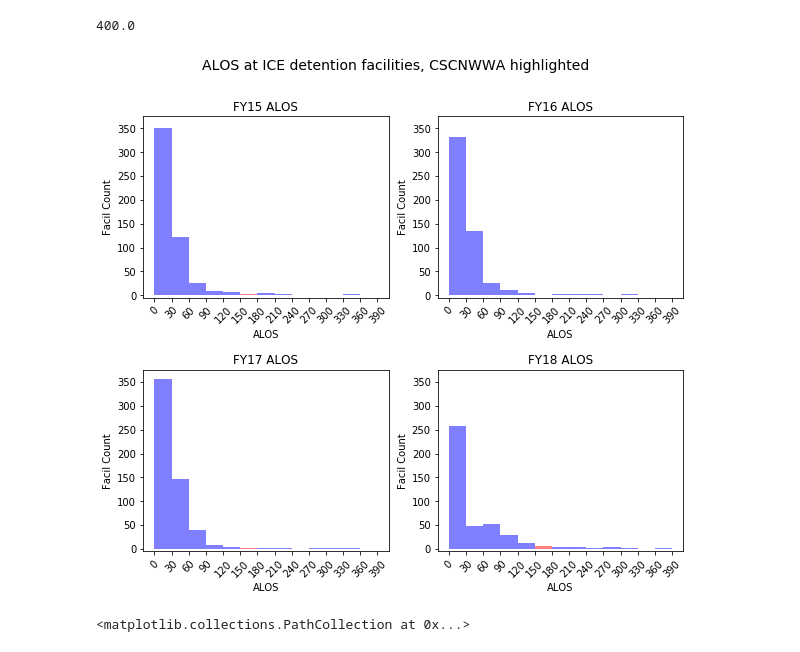
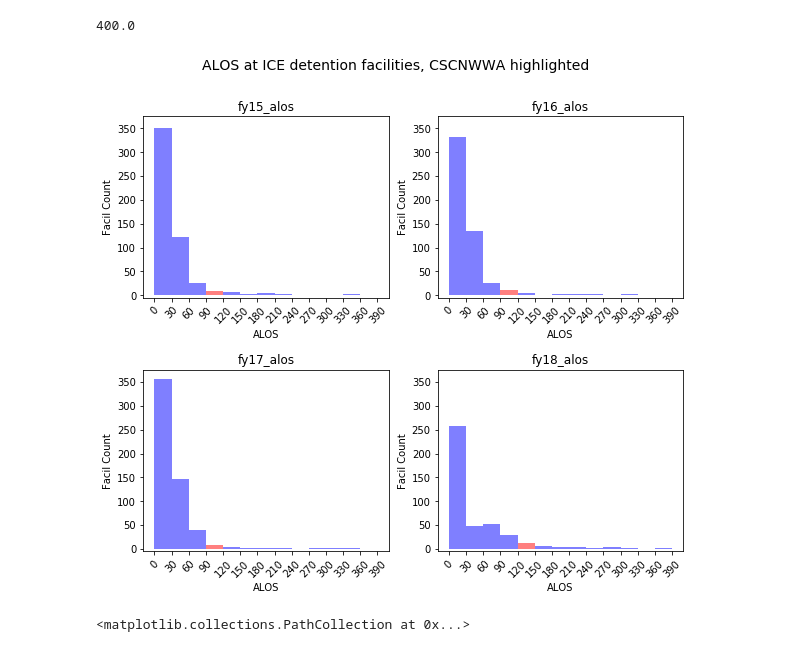
Before and after one commit to UWCHR/ice-facilities, a Jupyter notebook: analyze/note/facil_alos_hist.ipynb, the cells around one changed output. Drawn from its saved outputs; the diff is of its cells as text; code cells hidden in the pictures.

Commit message:
Updated with cleaned inputs

```diff
--- a/analyze/note/facil_alos_hist.ipynb
+++ b/analyze/note/facil_alos_hist.ipynb
@@ -52,25 +34,3 @@ levels_to_clean = ['ADP - Monthly',
-# %%
-# # Need to check this doesn't cause issues, make smarter
-# for level in levels_to_clean:
-#     for col in df.loc[:, level]:
-#         try:
-#             df.loc[:, (level, col)] = df.loc[:, (level, col)].astype(str)
-#             df.loc[:, (level, col)] = df.loc[:, (level, col)].str.replace(',','')
-#             df.loc[:, (level, col)] = df.loc[:, (level, col)].str.replace('$','')
-#             df.loc[:, (level, col)] = df.loc[:, (level, col)].str.replace('%','')
-#             df.loc[:, (level, col)] = df.loc[:, (level, col)].astype(int)
-#         except ValueError:
-#             pass
-
-for col in df.columns:
-    try:
-        df.loc[:, col] = df.loc[:, col].astype(str)
-        df.loc[:, col] = df.loc[:, col].str.replace(',','')
-        df.loc[:, col] = df.loc[:, col].str.replace('$','')
-        df.loc[:, col] = df.loc[:, col].str.replace('%','')
-        df.loc[:, col] = df.loc[:, col].astype(int)
-    except ValueError:
-        pass
 # %%
 # adp = []
 
@@ -88,8 +38,18 @@ adp = ['FY18 ADP',
+# %%
+alos = ['fy18_alos',
+        'fy17_alos',
+        'fy16_alos',
+        'fy15_alos']
+
+adp = ['fy18_adp',
+       'fy17_adp',
+       'fy16_adp',
+       'fy15_adp']
 # %%
 df.loc[:,alos] = df.loc[:,alos].astype(float)
 # %%
 num_bins = np.arange(0,400,20)
-data = df['FY18 ALOS']
+data = df['fy18_alos']
 # the histogram of the data
 n, bins, patches = plt.hist(data, num_bins, facecolor='blue', alpha=0.5)
 
@@ -99,7 +59,7 @@ plt.xticks(np.arange(0, 400, step=20), rotation=45)
 plt.ylabel('Facil Count')
 # plt.yticks(np.arange(0, 300, step=50))
 # plt.ylim(-5, 275)
-plt.title('FY18 ALOS')
+plt.title('fy18_alos')
 
 # Tweak spacing to prevent clipping of ylabel
 plt.subplots_adjust(left=0.15)
@@ -128,36 +88,36 @@ bin_max = 400
 step = 30
 
 num_bins = np.arange(bin_min, bin_max, step)
 
-target_alos = df.set_index('DETLOC').loc[target_facil, alos]
-
-target_bins = np.digitize(list(target_alos.values), list(bins))
+target_alos = df.set_index('detloc').loc[target_facil, alos]
 
 fig = plt.figure(figsize=(10,8))
 i = 0
 for fy in alos:
     ax=plt.subplot(2,2,i+1)
 
-    data = df.set_index('DETLOC')[fy]
+    data = df.set_index('detloc')[fy]
 
     n, bins, patches = plt.hist(data, num_bins, facecolor='blue', alpha=0.5)
+
+    target_bins = np.digitize(list(target_alos.values), list(bins))
 
     patches[target_bins[i]].set_fc('r')
 
     plt.xlabel('ALOS')
     plt.xticks(np.arange(bin_min, bin_max, step=step), rotation=45)
     plt.ylabel('Facil Count')
     plt.yticks(np.arange(0, 400, step=50))
     plt.ylim(-5, 375)
     plt.title(f'{fy}')
 
     # Tweak spacing to prevent clipping of ylabel
     plt.subplots_adjust(left=0.15)
     i = i + 1
     # plt.savefig('output/nwdc_solitary_length_hist.png', bbox_inches='tight')
 plt.suptitle(f'ALOS at ICE detention facilities, {target_facil} highlighted', fontsize=14)
 plt.subplots_adjust(wspace=.2, hspace=.4)
 plt.show()
 # %% [output]
-[figure, old version]
+[figure, new version]
 # %%
```
Also changed, not shown: parts of 27 cells of this notebook, 18 other files.
